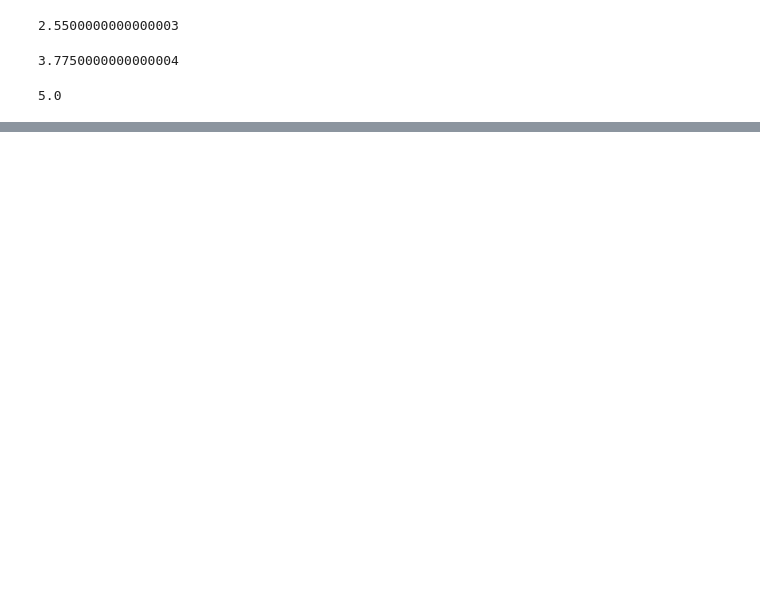
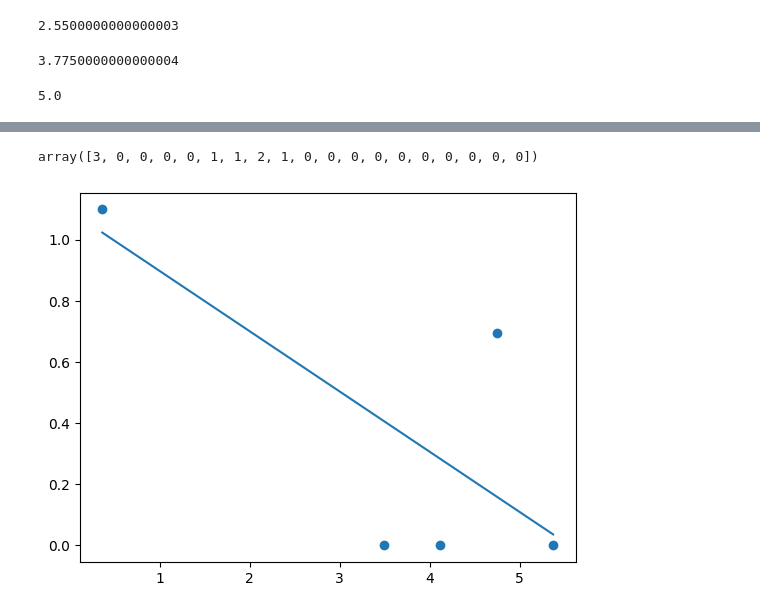
Before and after one commit to alireza-astane/Neuroscience_Project, a Jupyter notebook: results2.ipynb, the cells around one changed output, grey strips where cells are left out. Drawn from its saved outputs; the diff is of its cells as text; code cells hidden in the pictures; blank space fills up the shorter version.

```diff
--- a/results2.ipynb
+++ b/results2.ipynb
@@ -20,0 +90,13 @@ for i in range(2,fs.shape[0]):
+# %%
+freq
+# %% [output]
+array([3, 0, 0, 0, 0, 1, 1, 2, 1, 0, 0, 0, 0, 0, 0, 0, 0, 0, 0])
+# %%
+
+
+plt.scatter(np.log(size[freq != 0]),np.log(freq[freq != 0]))
+plt.plot([np.log(size[freq != 0])[0],np.log(size[freq != 0][-1])],[intercept,intercept + slope * np.log(size[freq != 0][-1])])
+# plt.text(6,4,f"slope = {np.round(slope,3)}")
+plt.show()
+# %% [output]
+[figure, added]
```
Also changed, not shown: parts of 7 cells of this notebook, 3 other files.
